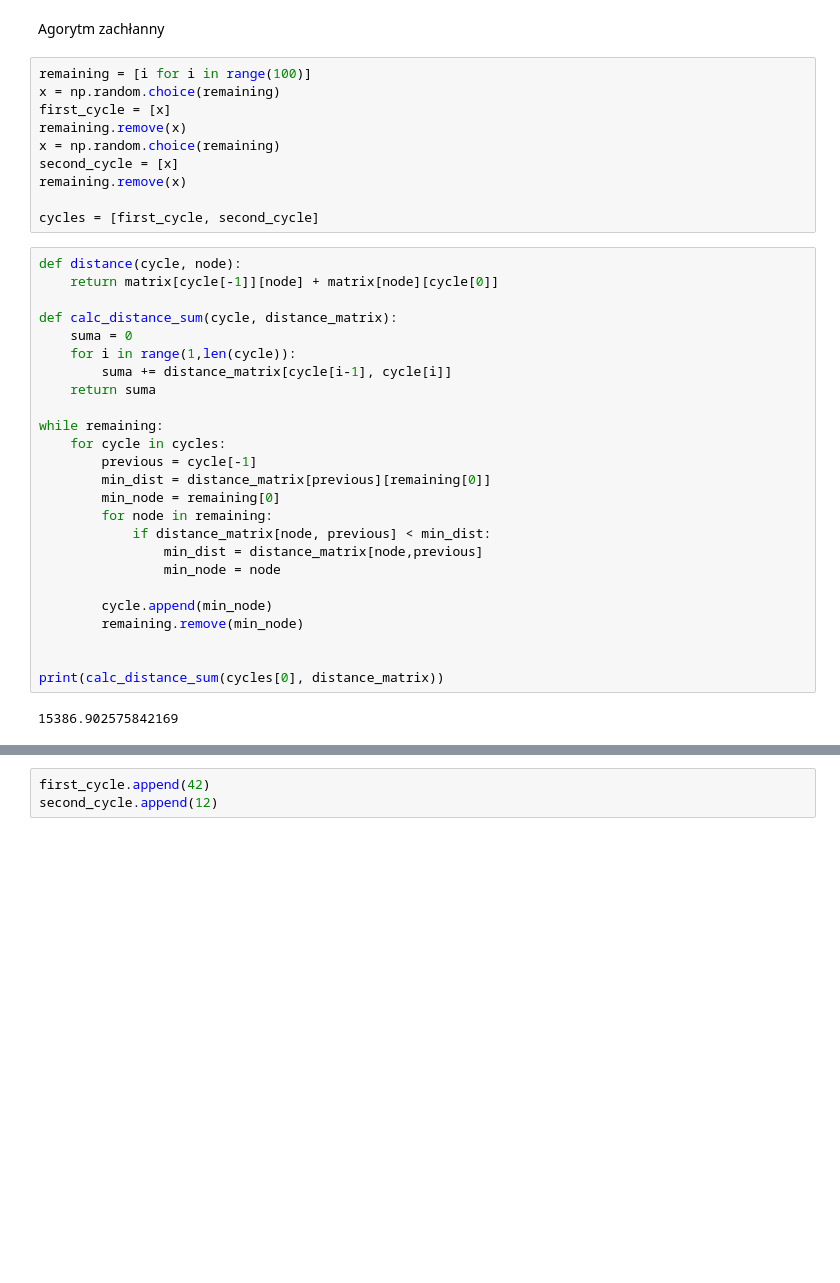
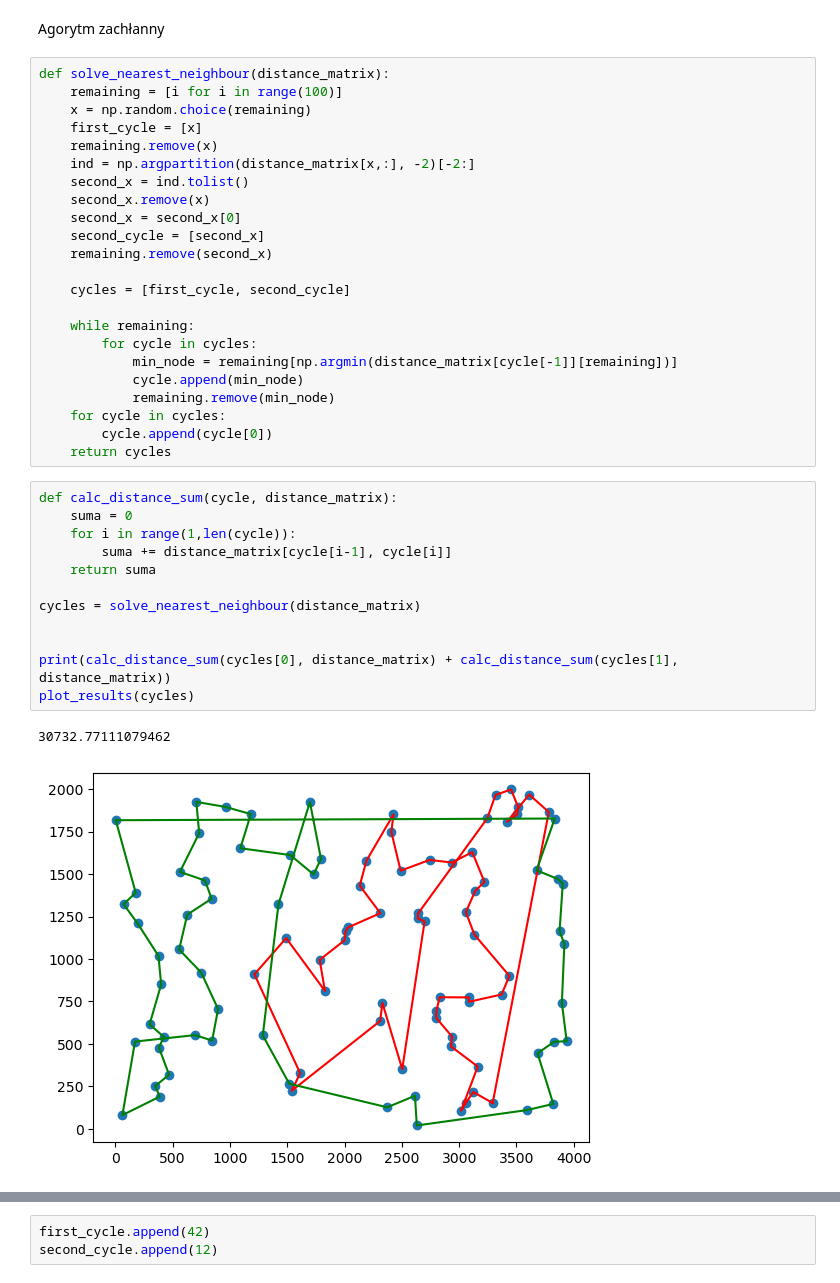
Before and after one commit to KWencierski/Imo, a Jupyter notebook: lab1.ipynb, the cells around one changed output, grey strips where cells are left out. Cells and saved outputs as stored; diff of their text form; blank space fills up the shorter version.

```diff
--- a/lab1.ipynb
+++ b/lab1.ipynb
@@ -40,39 +45,40 @@ for i in range(distance_matrix.shape[0]):
 # %% [markdown]
 Agorytm zachłanny
-# %%
-remaining = [i for i in range(100)]
-x = np.random.choice(remaining)
-first_cycle = [x]
-remaining.remove(x)
-x = np.random.choice(remaining)
-second_cycle = [x]
-remaining.remove(x)
-
-cycles = [first_cycle, second_cycle]
+# %%
+def solve_nearest_neighbour(distance_matrix):
+    remaining = [i for i in range(100)]
+    x = np.random.choice(remaining)
+    first_cycle = [x]
+    remaining.remove(x)
+    ind = np.argpartition(distance_matrix[x,:], -2)[-2:]
+    second_x = ind.tolist()
+    second_x.remove(x)
+    second_x = second_x[0]
+    second_cycle = [second_x]
+    remaining.remove(second_x)
+
+    cycles = [first_cycle, second_cycle]
+
+    while remaining:
+        for cycle in cycles:
+            min_node = remaining[np.argmin(distance_matrix[cycle[-1]][remaining])]
+            cycle.append(min_node)
+            remaining.remove(min_node)
+    for cycle in cycles:
+        cycle.append(cycle[0])
+    return cycles
 # %%
-def distance(cycle, node):
-    return matrix[cycle[-1]][node] + matrix[node][cycle[0]]
-
 def calc_distance_sum(cycle, distance_matrix):
     suma = 0
     for i in range(1,len(cycle)):
         suma += distance_matrix[cycle[i-1], cycle[i]]
     return suma
 
-while remaining:
-    for cycle in cycles:
-        previous = cycle[-1]
-        min_dist = distance_matrix[previous][remaining[0]]
-        min_node = remaining[0]
-        for node in remaining:
-            if distance_matrix[node, previous] < min_dist:
-                min_dist = distance_matrix[node,previous]
-                min_node = node
-
-        cycle.append(min_node)
-        remaining.remove(min_node)
+cycles = solve_nearest_neighbour(distance_matrix)
 
 
-print(calc_distance_sum(cycles[0], distance_matrix))
+print(calc_distance_sum(cycles[0], distance_matrix) + calc_distance_sum(cycles[1], distance_matrix))
+plot_results(cycles)
 # %% [output]
-15386.902575842169
+30732.77111079462
+[figure, added]
```
Also changed, not shown: parts of 9 cells of this notebook.
